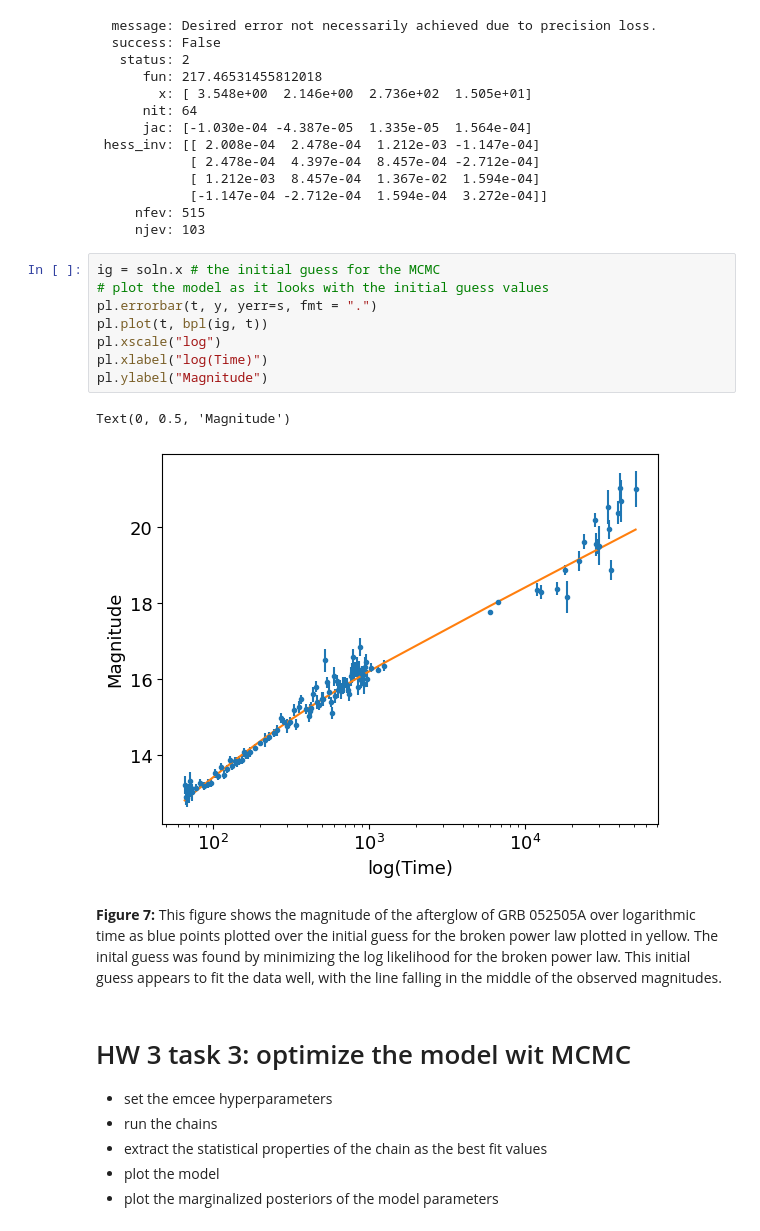
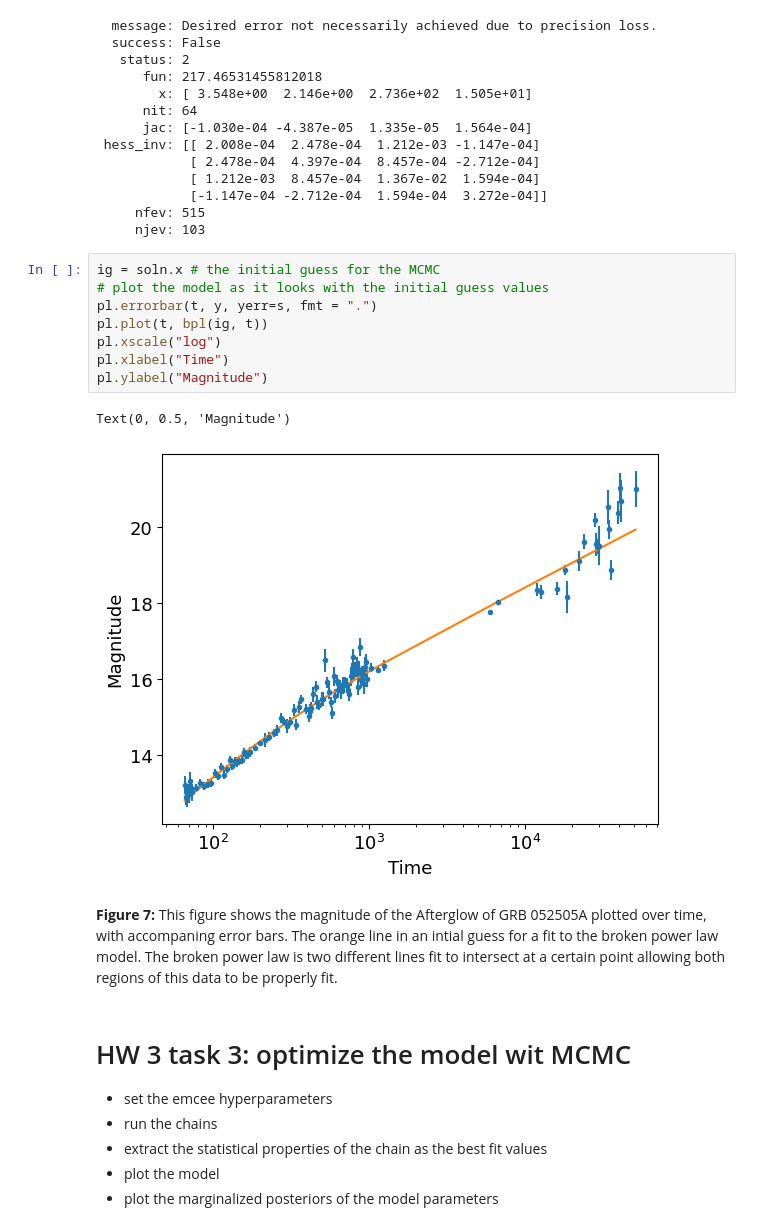
Before and after one commit to Ajb2307/DSPS_ABaldelli, a Jupyter notebook: HW6/Second_Half_fitlinetogrbafterglow_mcmc.ipynb, the cells around one changed output. Drawn from its saved outputs; the diff is of its cells as text.

```diff
--- a/HW6/Second_Half_fitlinetogrbafterglow_mcmc.ipynb
+++ b/HW6/Second_Half_fitlinetogrbafterglow_mcmc.ipynb
@@ -725,16 +742,16 @@ soln
 # %%
 ig = soln.x # the initial guess for the MCMC
 # plot the model as it looks with the initial guess values
 pl.errorbar(t, y, yerr=s, fmt = ".")
 pl.plot(t, bpl(ig, t))
 pl.xscale("log")
-pl.xlabel("log(Time)")
+pl.xlabel("Time")
 pl.ylabel("Magnitude")
 # %% [output]
 Text(0, 0.5, 'Magnitude')
-[figure, old version]
+[figure, new version]
-# %% [markdown]
-**Figure 7:** This figure shows the magnitude of the afterglow of GRB 052505A over logarithmic time as blue points plotted over the initial guess for the broken power law plotted in yellow. The inital guess was found by minimizing the log likelihood for the broken power law. This initial guess appears to fit the data well, with the line falling in the middle of the observed magnitudes.
+# %% [markdown]
+**Figure 7:** This figure shows the magnitude of the Afterglow of GRB 052505A plotted over time, with accompaning error bars. The orange line in an intial guess for a fit to the broken power law model. The broken power law is two different lines fit to intersect at a certain point allowing both regions of this data to be properly fit.
 # %% [markdown]
 # HW 3 task 3: optimize the model wit MCMC
 
```
Also changed, not shown: parts of 39 cells of this notebook.
